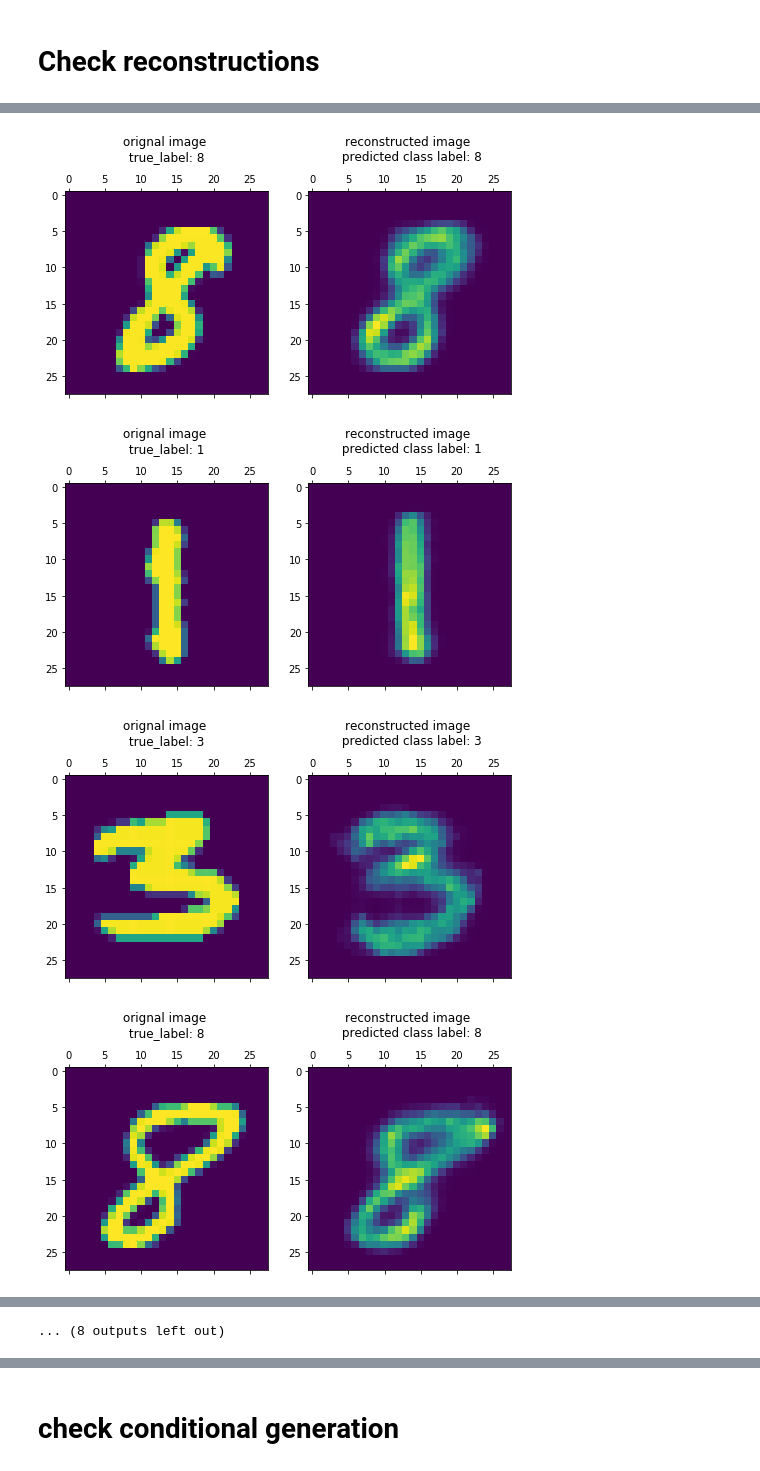
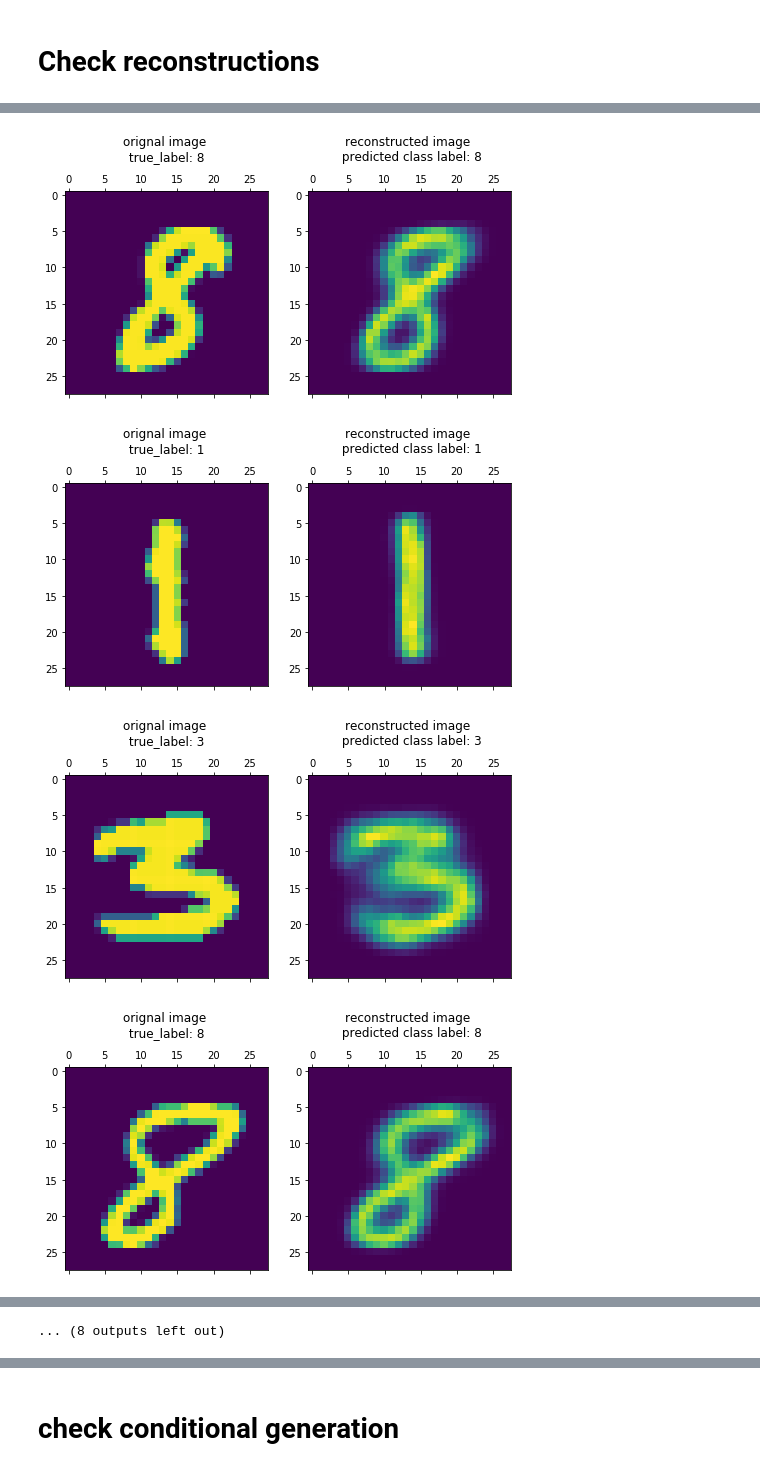
Before and after one commit to Runjing-Liu120/discrete_vae_experimentation, a Jupyter notebook: mnist_experiments/jupyter/examining_mnist_vae_results.ipynb, the cells around one changed output, grey strips where cells are left out. Saved outputs shown, nothing was run; the diff lists cells and outputs as text; code cells hidden in the pictures.

```diff
--- a/mnist_experiments/jupyter/examining_mnist_vae_results.ipynb
+++ b/mnist_experiments/jupyter/examining_mnist_vae_results.ipynb
@@ -91,9 +91,9 @@ vae = mnist_vae_lib.HandwritingVAE(latent_dim = latent_dim,
 
 file_base = '../mnist_vae_results/mnist_vae'
 
-enc_file = file_base + '_enc_epoch20'
-dec_file = file_base + '_dec_epoch20'
-classifier_file = file_base + '_classifier_epoch20'
+enc_file = file_base + '_enc_final'
+dec_file = file_base + '_dec_final'
+classifier_file = file_base + '_classifier_final'
 
 # enc_file = "../mnist_vae_results_aws/mnist_vae_semisuper_reinforce_simple_baseline_enc_final"
 # dec_file = '../mnist_vae_results_aws/mnist_vae_semisuper_reinforce_simple_baseline_dec_final'
@@ -198,8 +199,13 @@ tensor(0.9255)
 # Check reconstructions
 # %%
 # Look at training images
+use_true_labels = False
+if use_true_labels:
+    labels=data_unlabeled['label']
+else:
+    labels = None
 
-image_mu, z_ind = mnist_vae_lib.get_reconstructions(vae, data_unlabeled['image'], labels=data_unlabeled['label'])
+image_mu, z_ind = mnist_vae_lib.get_reconstructions(vae, data_unlabeled['image'], labels = labels)
 
 figsize = 8
 for i in range(0, 20):
@@ -218,4 +224,4 @@ for i in range(0, 20):
-[figure, old version]
+[figure, new version]
-[figure, old version]
+[figure, new version]
-[figure, old version]
+[figure, new version]
-[figure, old version]
+[figure, new version]
```
Also changed, not shown: parts of 13 cells of this notebook, 3 other files.
